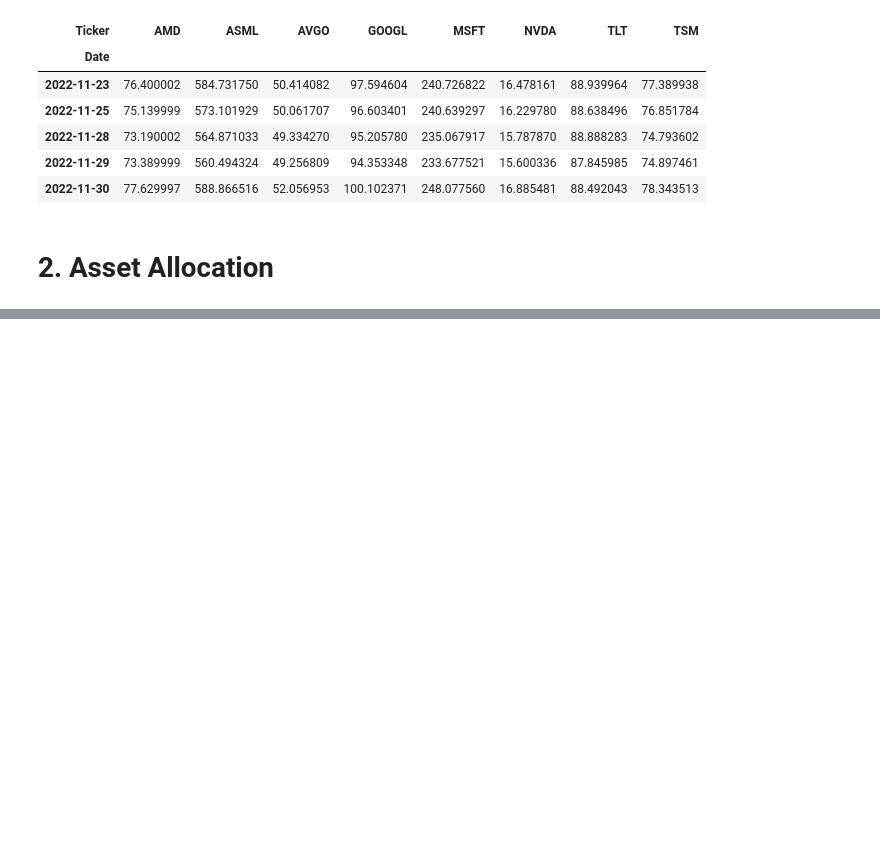
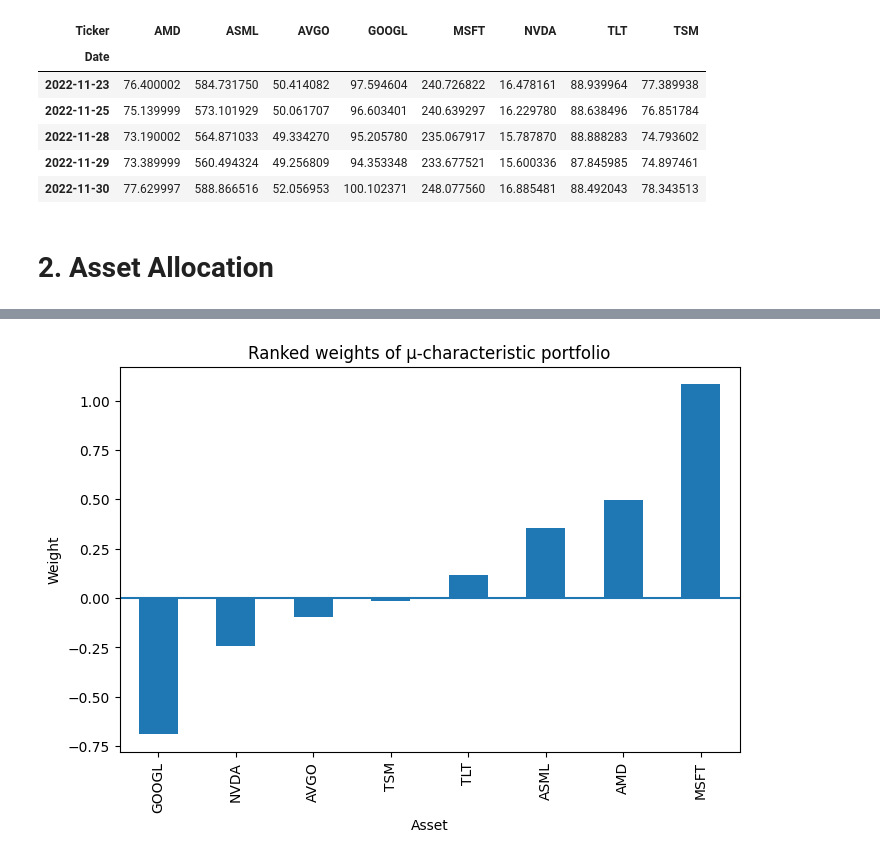
Before and after one commit to FerCorcuera/mit-quant-finance, a Jupyter notebook: optimization/MVO.ipynb, the cells around one changed output, grey strips where cells are left out. Drawn from its saved outputs; the diff is of its cells as text; code cells hidden in the pictures; blank space fills up the shorter version.

Commit message:
Optimization: mininum variance portfolio

```diff
--- a/optimization/MVO.ipynb
+++ b/optimization/MVO.ipynb
@@ -103,0 +112,19 @@ plt.show()
+# %%
+sigma = returns.std().to_numpy()
+Corr = returns.corr().to_numpy()
+mu = returns.mean().to_numpy()
+D = np.diag(sigma)
+Covariance = D @ Corr @ D
+df_Covariance = returns.cov().to_numpy()
+# %%
+iota = np.ones(len(assets))
+inv_cov = np.linalg.inv(Covariance)
+wchar_exp = (inv_cov @ iota) / (iota.T @ inv_cov @ iota)
+print(f"Check for the sum of the weights: {wchar_exp.sum()}")
+wchar_mu = (inv_cov @ mu) / (iota.T @ inv_cov @ mu)
+print(f"Check for the sum of the weights: {wchar_mu.sum()}")
+
+weights = pd.DataFrame(
+    {"Minimum Variance": wchar_exp, "Mu Characteristic": wchar_mu},
+    index=returns.columns,
+)
@@ -103,0 +144,13 @@ plt.show()
+# %%
+mu_weights = pd.Series(wchar_mu, index=returns.columns).sort_values()
+
+mu_weights.plot(
+    kind="bar", figsize=(8, 5), title="Ranked weights of μ-characteristic portfolio"
+)
+
+plt.ylabel("Weight")
+plt.xlabel("Asset")
+plt.axhline(0)
+plt.show()
+# %% [output]
+[figure, added]
```
Also changed, not shown: parts of 7 cells of this notebook.
